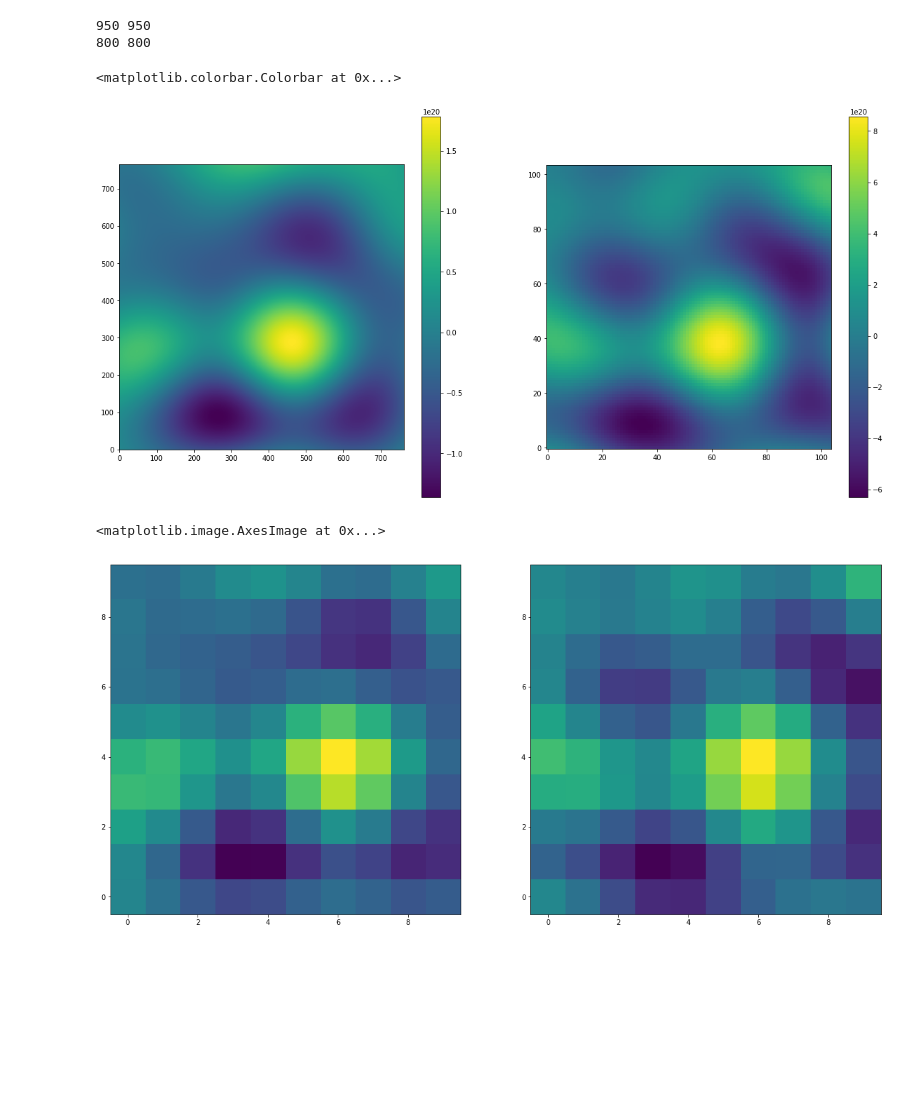
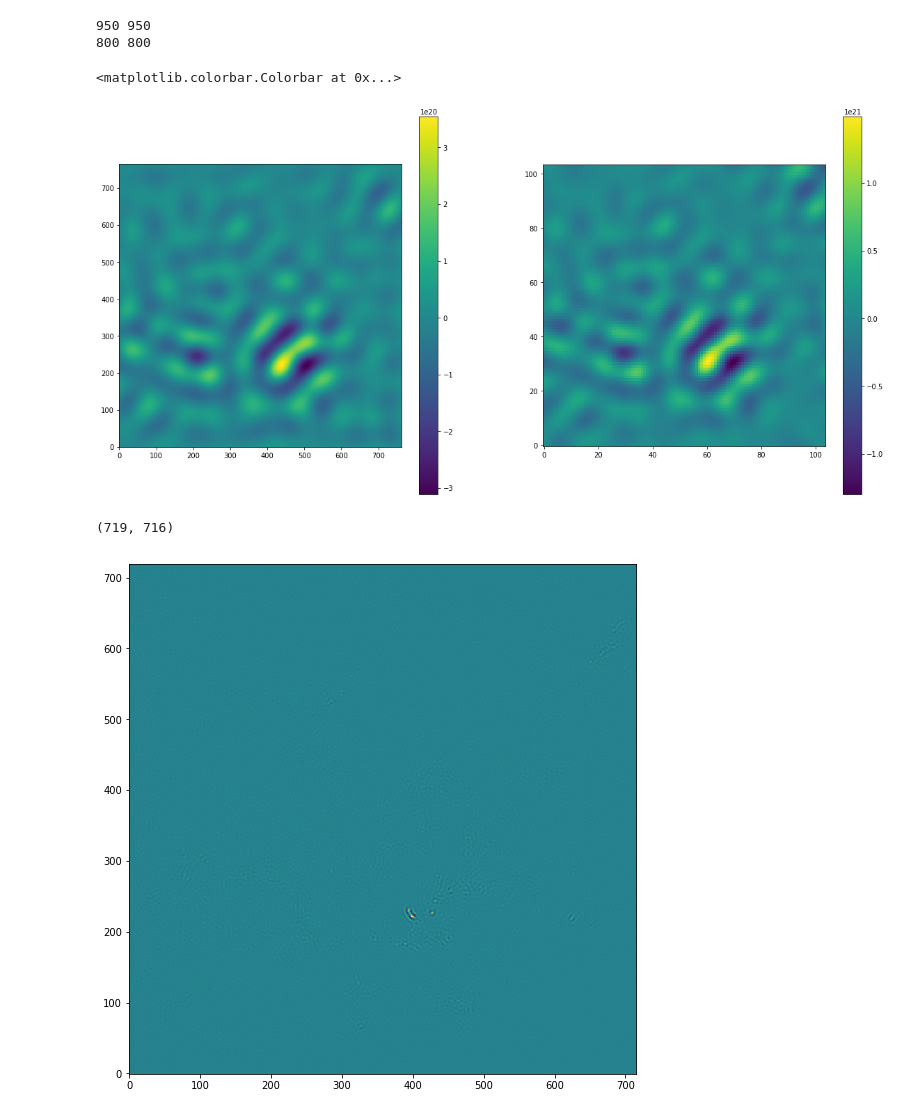
Before and after one commit to hoangducthuong/notebooks, a Jupyter notebook: scale_reso.ipynb, the cells around one changed output. Cells and saved outputs as stored; diff of their text form; code cells hidden in the pictures; blank space fills up the shorter version.

```diff
--- a/scale_reso.ipynb
+++ b/scale_reso.ipynb
@@ -42,7 +45,7 @@ x0P, y0P = wP.all_world2pix(wx0H, wy0H,0)
 wx1H, wy1H = wH.all_pix2world(HDU2[0].data.shape[1]-1,HDU2[0].data.shape[0]-1,0)
 x1P, y1P = wP.all_world2pix(wx1H, wy1H,0)
 
-scale = 3
+scale = 8
 
 figure(figsize=(20,10))
 subplot(1,2,1)
@@ -55,30 +58,50 @@ imshow(wtP[scale,int(y0P):int(y1P),int(x0P):int(x1P)].real,origin='below')
 plt.colorbar()
 # %% [output]
 <matplotlib.colorbar.Colorbar at 0x...>
-[figure, old version]
+[figure, new version]
 # %%
+scale = 18
+
 ko = 5.336
 
-nxbinH = np.round(ko * imH.shape[1] * wav_kH[scale] *resoH)
-nybinH = np.round(ko * imH.shape[0] * wav_kH[scale] *resoH)
+nxbinH = np.round(ko * imH.shape[1] * wav_kH[scale] *resoH)+1
+nybinH = np.round(ko * imH.shape[0] * wav_kH[scale] *resoH)+1
 
-imHbin = congrid(wtH[scale,:,:].real,(nybinH,nxbinH),method='linear')
+imHbin = congrid(wtH[scale,:,:].real,(nybinH,nxbinH),method='linear',centre=True)
 
-nxbinP = np.round(ko * (x1P-x0P) * wav_kP[scale] *resoP)
-nybinP = np.round(ko * (y1P-y0P) * wav_kP[scale] *resoP)
+print imHbin.shape
 
-imPbin = congrid(wtP[scale,int(y0P):int(y1P),int(x0P):int(x1P)].real,(nybinP,nxbinP),method='linear')
+#nxbinP = np.round(ko * (x1P-x0P) * wav_kP[scale] *resoP)
+#nybinP = np.round(ko * (y1P-y0P) * wav_kP[scale] *resoP)
+
+#imPbin = congrid(wtP[scale,int(y0P):int(y1P),int(x0P):int(x1P)].real,(nybinP,nxbinP),method='linear',centre=True)
 
 figure(figsize=(20,10))
 subplot(1,2,1)
 imshow(imHbin,origin='below')
 
-subplot(1,2,2)
+#subplot(1,2,2)
 #imshow(wtP[2*M+scale,:,:].real,origin='below')
-imshow(imPbin,origin='below')
+#imshow(imPbin,origin='below')
+
+hdpix = hdH.copy()
+w = wcs.WCS(hdH)
+
+hdpix['NAXIS1'] = nxbinH
+hdpix['NAXIS2'] = nybinH
+hdpix['CDELT1'] = hdH['CDELT1'] * imH.shape[1]/nxbinH
+hdpix['CDELT2'] = hdH['CDELT2'] * imH.shape[1]/nxbinH
+hdpix['CRVAL1'] = w.all_pix2world([[0,0]],0)[0,0]
+hdpix['CRVAL2'] = w.all_pix2world([[0,0]],0)[0,1]
+hdpix['CRPIX1'] = 0
+hdpix['CRPIX2'] = 0
+hdpix['RA'] = w.all_pix2world([[0,0]],0)[0,0]
+hdpix['DEC'] = w.all_pix2world([[0,0]],0)[0,1]
+
+fits.writeto("/Users/robitaij/postdoc/Herschel/Gould Belt/analysis/wt_pola_hers_scl4_pix.fits",imHbin,overwrite=True)
 # %% [output]
-<matplotlib.image.AxesImage at 0x...>
+(719, 716)
-[figure, old version]
+[figure, new version]
 # %%
 x = np.arange(0,nxbinH)
 y = np.arange(0,nybinH)
```
Also changed, not shown: parts of 12 cells of this notebook, 9 other files.
